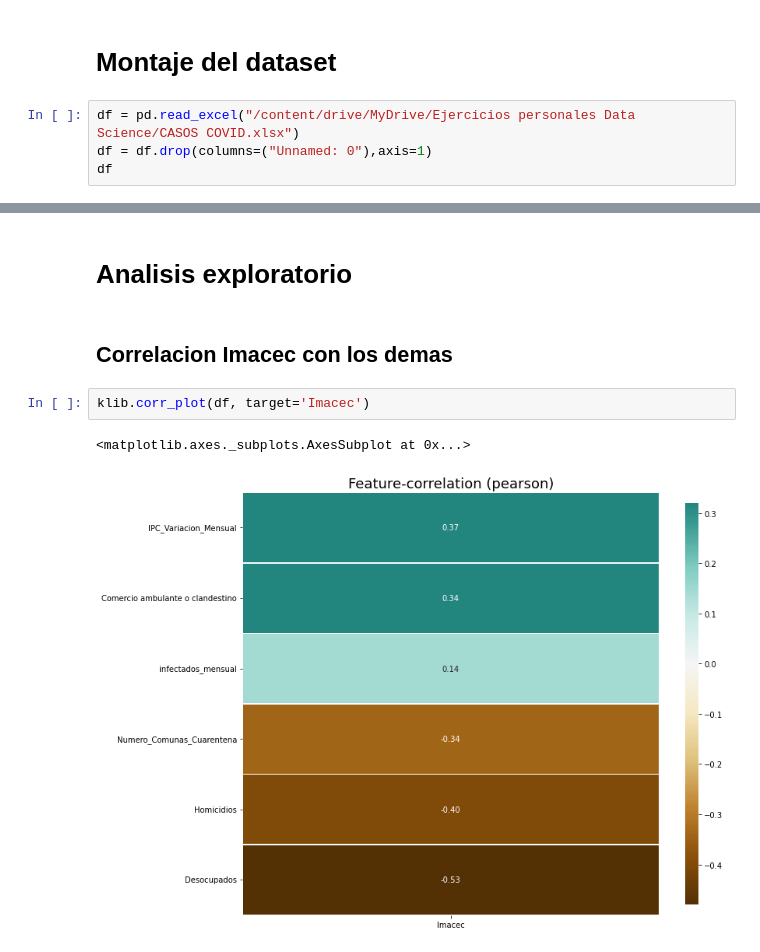
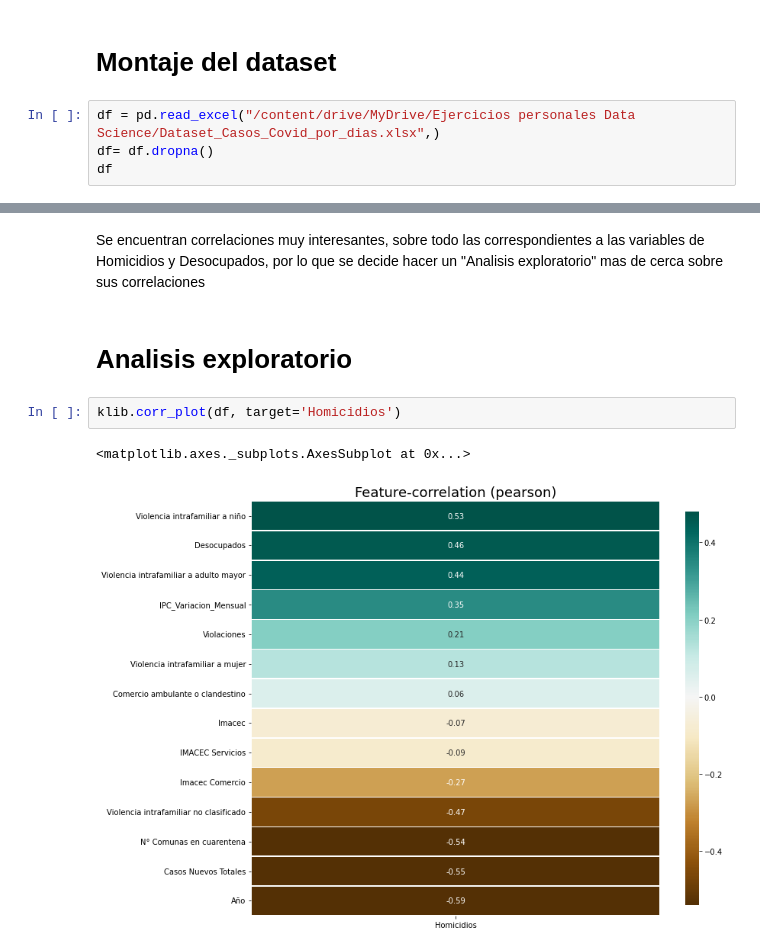
Before and after one commit to alejandromunizsiques/Ejercicios-Coding-Dojo, a Jupyter notebook: Estudio_Covid.ipynb, the cells around one changed output, grey strips where cells are left out. Saved outputs shown, nothing was run; the diff lists cells and outputs as text.

```diff
--- a/Estudio_Covid.ipynb
+++ b/Estudio_Covid.ipynb
@@ -36,7 +59,7 @@ Requirement already satisfied: threadpoolctl>=2.0.0 in /usr/local/lib/python3.7/
 # %% [markdown]
 # Montaje del dataset
 # %%
-df = pd.read_excel("/content/drive/MyDrive/Ejercicios personales Data Science/CASOS COVID.xlsx")
-df = df.drop(columns=("Unnamed: 0"),axis=1)
+df = pd.read_excel("/content/drive/MyDrive/Ejercicios personales Data Science/Dataset_Casos_Covid_por_dias.xlsx",)
+df= df.dropna()
 df
 # %% [output]
@@ -60,9 +86,9 @@ df
+# %% [markdown]
+Se encuentran correlaciones muy interesantes, sobre todo las correspondientes a las variables de Homicidios y Desocupados, por lo que se decide hacer un "Analisis exploratorio" mas de cerca sobre sus correlaciones
 # %% [markdown]
 # Analisis exploratorio
-# %% [markdown]
-## Correlacion Imacec con los demas
 # %%
-klib.corr_plot(df, target='Imacec')
+klib.corr_plot(df, target='Homicidios')
 # %% [output]
 <matplotlib.axes._subplots.AxesSubplot at 0x...>
-[figure, old version]
+[figure, new version]
```
Also changed, not shown: parts of 40 cells of this notebook.
